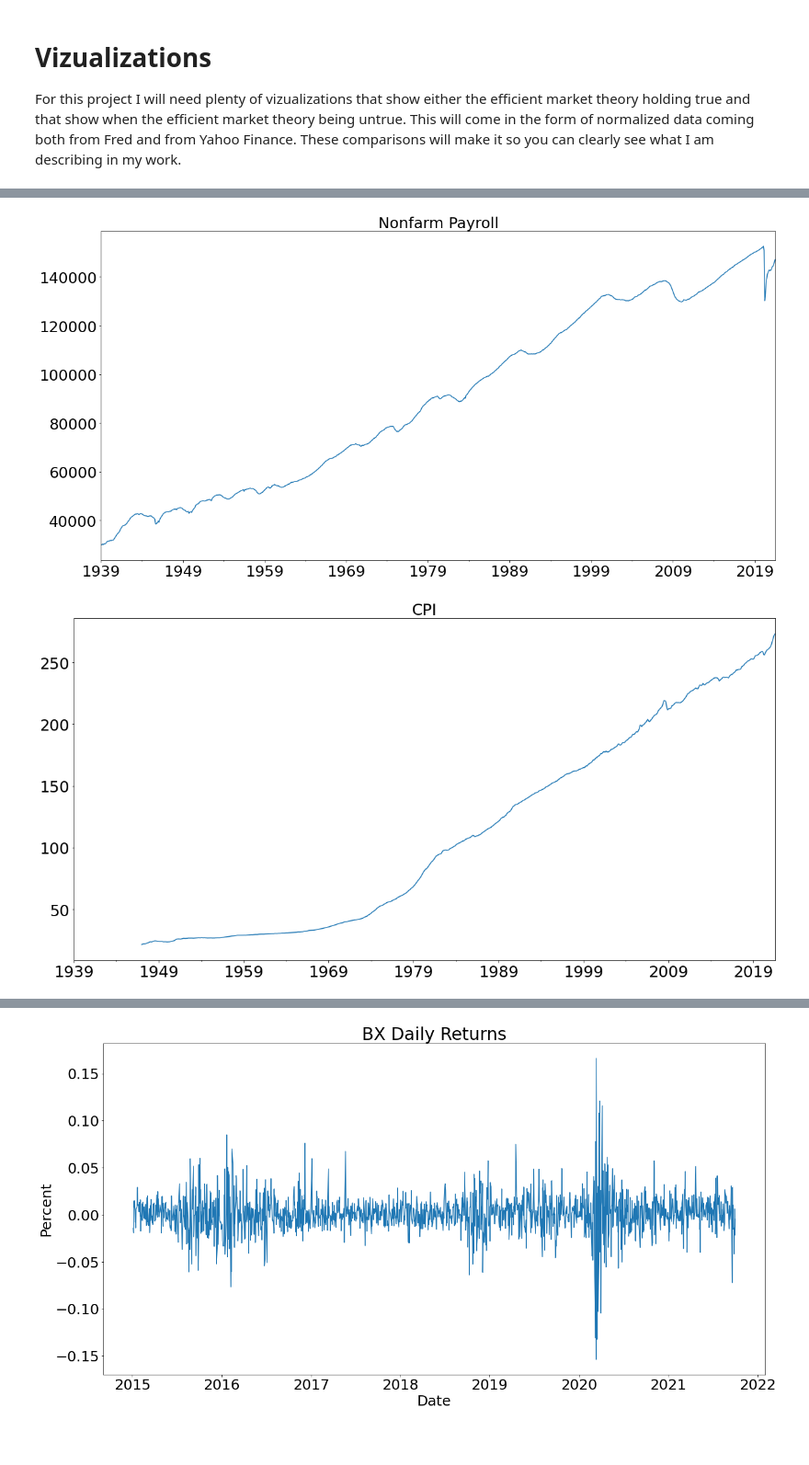
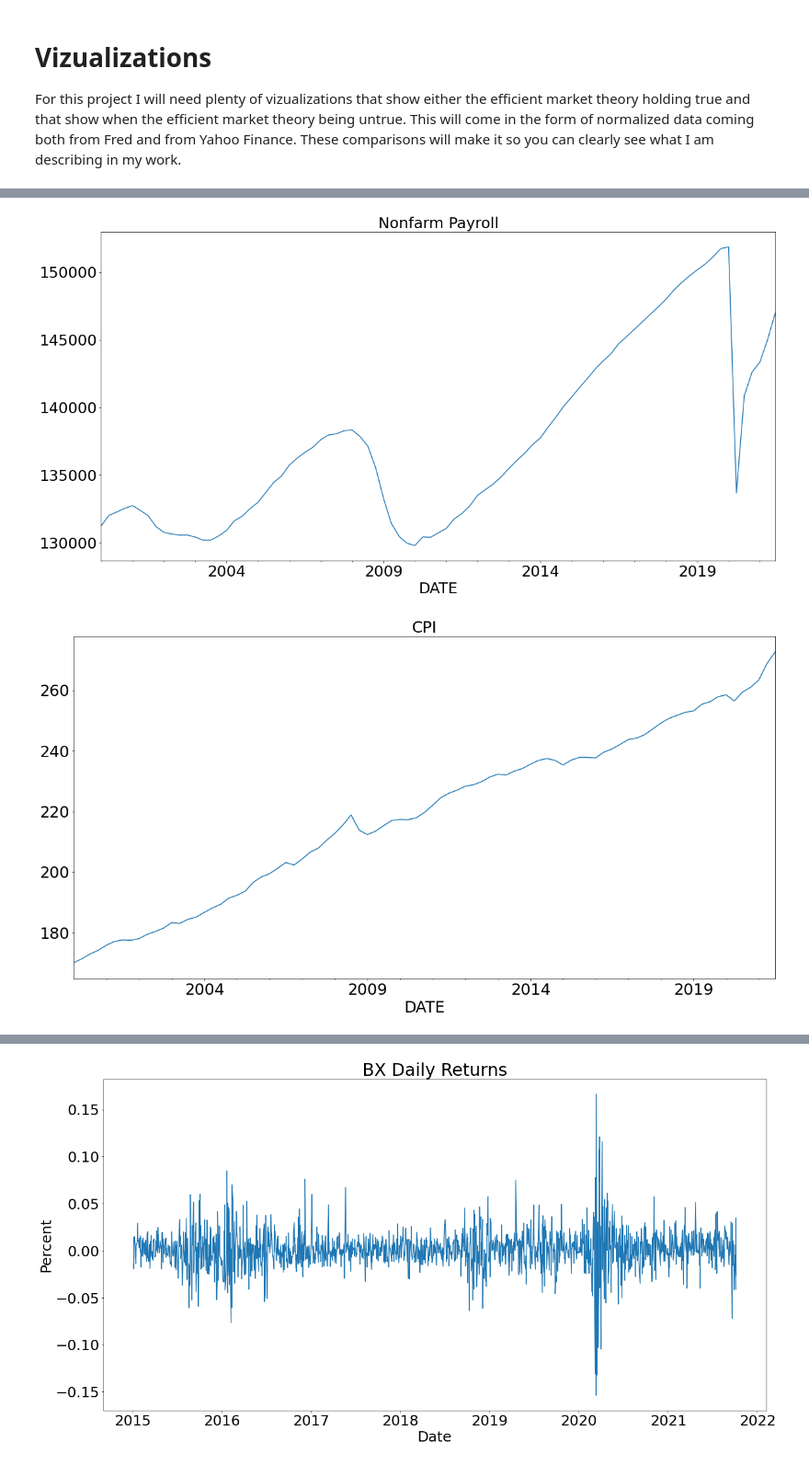
Before and after one commit to jacobradke/jacobradke, a Jupyter notebook: Project/Project Proposal.ipynb, the cells around one changed output, grey strips where cells are left out. Shown at 92% size. Drawn from its saved outputs; the diff is of its cells as text; code cells hidden in the pictures; blank space fills up the shorter version.

```diff
--- a/Project/Project Proposal.ipynb
+++ b/Project/Project Proposal.ipynb
@@ -16,0 +25,19 @@ For this project I will need plenty of vizualizations that show either the effic
+# %%
+start = datetime.datetime(2000,1,1)
+end = datetime.datetime.today()
+freq = "Q"
+data_codes = {"Nonfarm Payroll": 'PAYEMS',
+             "CPI": 'CPIAUCSL',
+             "VIX": "VIXCLS",
+             "10 Year Treasury Yield": "DGS10",
+             "Money Supply": "WM2NS",
+             "3 Month LIBOR Rate": "USD3MTD156N",
+             "Federal Debt as a Percent of GDP": "GFDEGDQ188S",
+             "GDP": "GDP"}
+
+data = gather_data(data_codes = data_codes, start = start,
+                   end = end, freq = freq)
+bil_to_mil_list  = ["GDP",
+                    "Money Supply"]
+for key in bil_to_mil_list:
+    data[key] = bil_to_mil(data[key])
@@ -17,22 +61,11 @@ For this project I will need plenty of vizualizations that show either the effic
 # %%
-from fredapi import Fred
-import pandas as pd
-import numpy as np
-import matplotlib.pyplot as plt
-
-fred = Fred(api_key='e5ed15c3606d1480faa0a45c2fb7b90f')
-fred_dict = {"Nonfarm Payroll":fred.get_series('PAYEMS'),
-            "CPI": fred.get_series('CPIAUCSL'),
-            }
-
-fred_df = pd.DataFrame(fred_dict)
 plt.rcParams['font.size'] = 25
-for key in fred_df:
+for key in data:
     fig, ax = plt.subplots(figsize = (20,10))
-    fred_df[key].plot.line(color = "C0", ax = ax)
+    data[key].plot.line(color = "C0", ax = ax)
     plt.title(key, fontsize = 25,)
     plt.show()
     plt.close()
 # %% [output]
-[figure, old version]
+[figure, new version]
-[figure, old version]
+[figure, new version]
```
Also changed, not shown: parts of 6 cells of this notebook, 12 other files.
